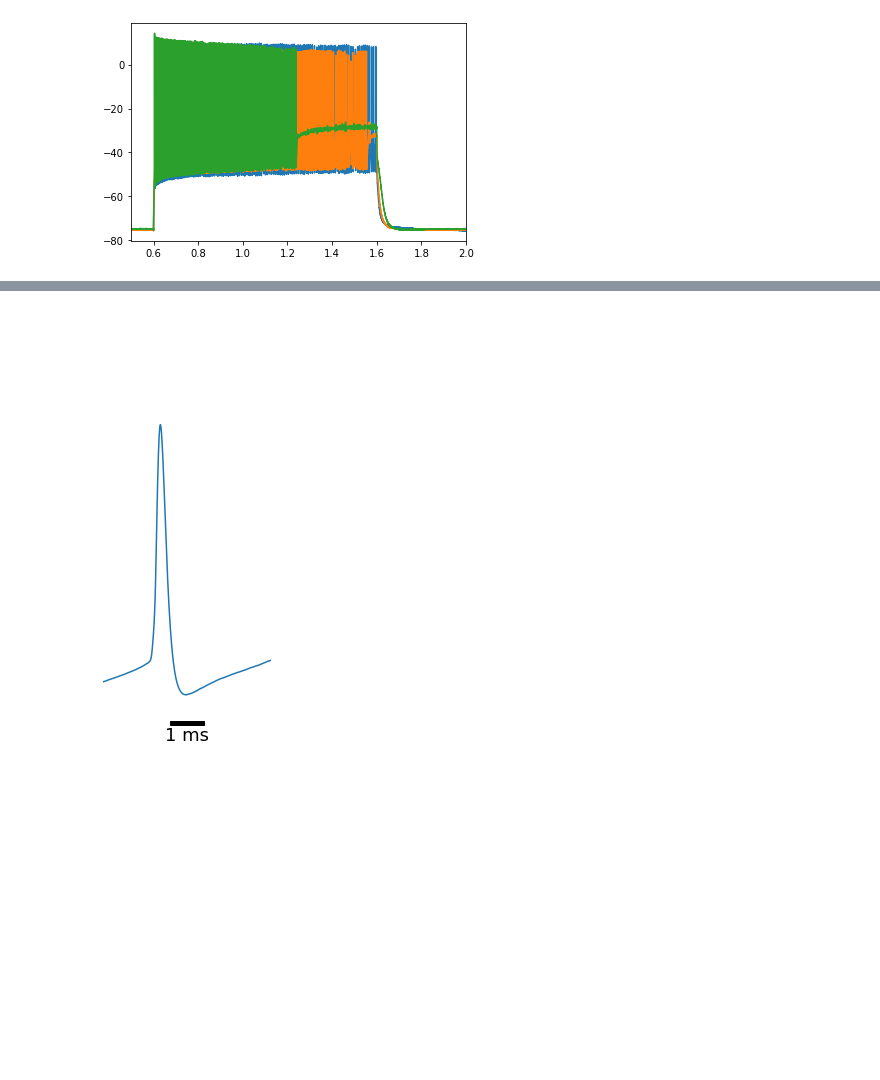
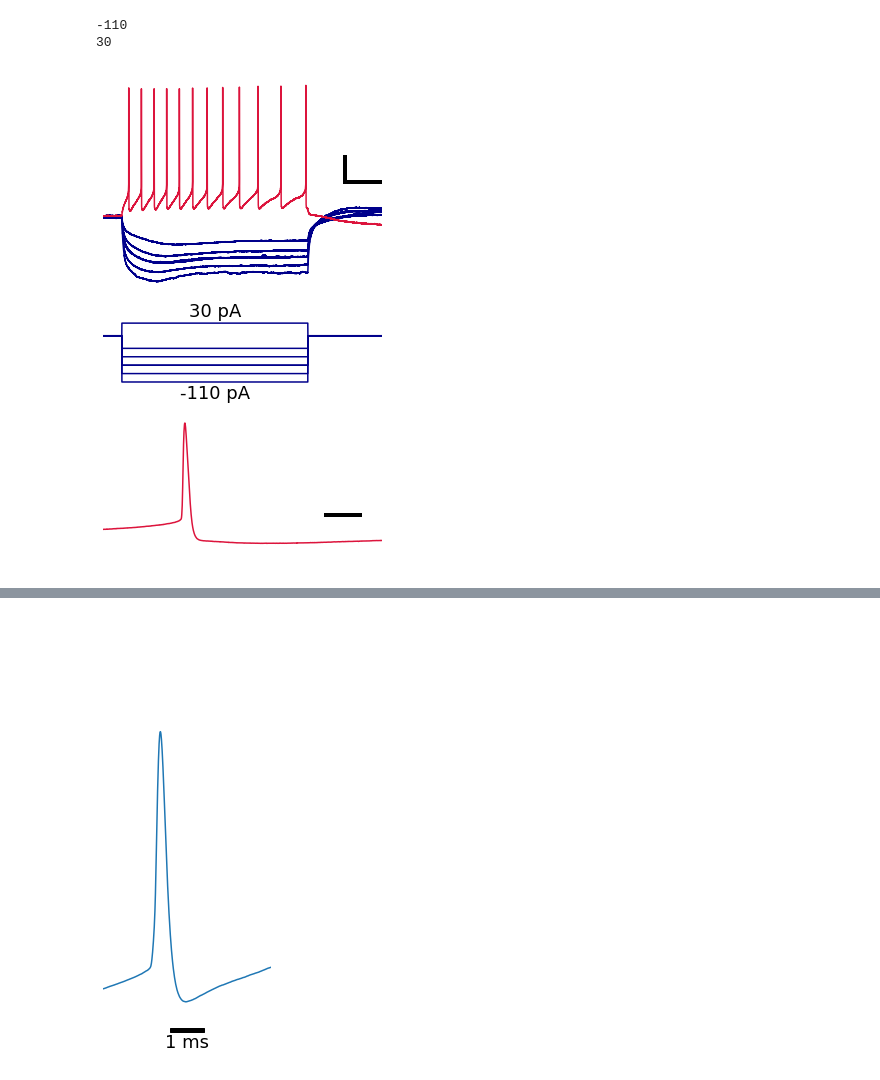
Before and after one commit to xpliu16/celltypes, a Jupyter notebook: IPFX_test.ipynb, the cells around one changed output, grey strips where cells are left out. Drawn from its saved outputs; the diff is of its cells as text; code cells hidden in the pictures; blank space fills up the shorter version.

Commit message:
Trace making

```diff
--- a/IPFX_test.ipynb
+++ b/IPFX_test.ipynb
@@ -1,29 +1,65 @@
 # %%
 # from ipfx.sweep import Sweep, SweepSet
 # %%
+import numpy as np
 from ipfx.dataset.create import create_ephys_data_set
 
-nwb_path = "/allen/programs/celltypes/production/humancelltypes/prod0/Ephys_Roi_Result_998543710/nwb2_Q20.26.001.11.03.03.nwb"
+nwb_path = "/allen/programs/celltypes/production/humancelltypes/prod1/Ephys_Roi_Result_1084277304/Q21.26.006.14.01.03.nwb"         # PVALB
+#nwb_path = "/allen/programs/celltypes/production/humancelltypes/prod0/Ephys_Roi_Result_998543710/nwb2_Q20.26.001.11.03.03.nwb"    # PVALB no complete long trace set
+#nwb_path = "/allen/programs/celltypes/production/humancelltypes/prod46/Ephys_Roi_Result_1173272167/QN22.26.016.14.02A.03.nwb"    # CCK-VIP-TAC3
+
 dataset = create_ephys_data_set(nwb_file=nwb_path)
 long_squares = dataset.filtered_sweep_table(stimuli=dataset.ontology.long_square_names) # more on this next!
 sweep_set = dataset.sweep_set(long_squares.sweep_number)
 # %%
 #import numpy as np
 from mpl_toolkits.axes_grid1.anchored_artists import AnchoredSizeBar
 import matplotlib.pyplot as plt
 import matplotlib.font_manager as fm
 
 #sweep = dataset.sweep(sweep_number)
-sweep_list = [10,11,12]
+sweep_list = [10, 11, 19, 20, 22, 24, 32]   # CCK-VIP-TAC3
+sweep_rheo = 32
 
-for i in sweep_list:
-    sweep = dataset.sweep(i)
+fig,axs = plt.subplots(3,1, figsize = (5,9), sharex = True, gridspec_kw={'height_ratios': [1, 0.3, 0.7]})
+all_i = np.array([])
+for sw in sweep_list:
+    sweep = dataset.sweep(sw)
     t = sweep.t
     v = sweep.v
     i = sweep.i
-    plt.plot(t,v)
+    if (sw == sweep_list[-1]):
+        axs[0].plot(t,v,'crimson')
+    else:
+        axs[0].plot(t,v,'darkblue')
+    axs[0].axis('off')
+
+    axs[1].plot(t,i,'darkblue')
+    axs[1].axis('off')
+    if (sw == sweep_rheo):
+        axs[2].plot(t,v, 'crimson')
+        axs[2].axis('off')
+    all_i = np.concatenate((all_i, np.squeeze(sweep.i)))
+min_i = round(np.min(all_i))
+max_i = round(np.max(all_i))
+print(round(np.min(all_i)))
+print(round(np.max(all_i)))
 
 plt.xlim([0.5, 2.0])
+g = axs[2].get_shared_x_axes()
+g.remove(axs[0])
+g.remove(axs[1])
+axs[2].set_xlim([0.63, 0.655])
+axs[0].plot([1.8, 2.0], [-40, -40], 'k', linewidth = 4)     # 200 ms
+axs[0].plot([1.8, 1.8], [-20, -40], 'k', linewidth = 4)      # 20 mV
+axs[2].plot([0.65, 0.653], [-40, -40], 'k', linewidth = 4)    # 3 ms
+
+axs[1].text(1.1, max_i + 28, str(max_i) + ' pA', size = 18, color = 'k', horizontalalignment = 'center', verticalalignment = 'center')
+axs[1].text(1.1, min_i - 28, str(min_i) + ' pA', size = 18, color = 'k', horizontalalignment = 'center', verticalalignment = 'center')
+
+plt.savefig('/home/xiaoping.liu/raw_trace/CCK-VIP-TAC3_QN22260161402A03.png')
 plt.show()
 # %% [output]
+-110
+30
-[figure, old version]
+[figure, new version]
```
Also changed, not shown: parts of 3 cells of this notebook.
